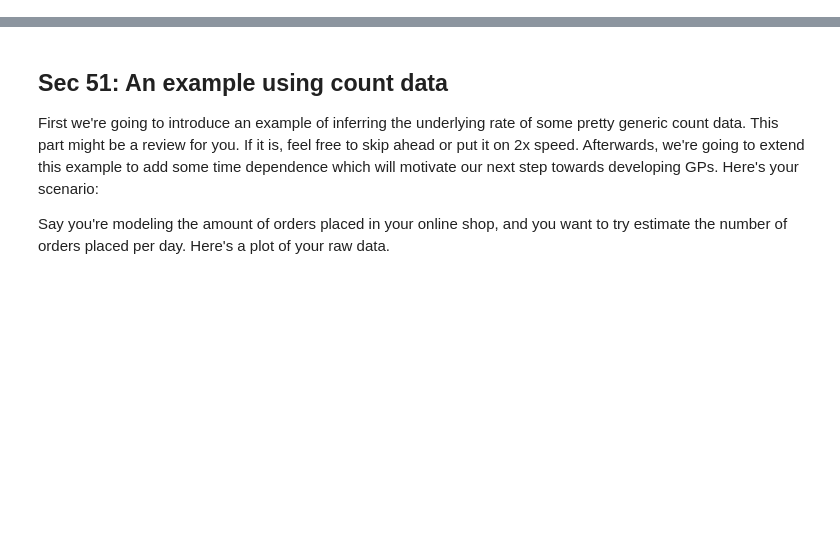
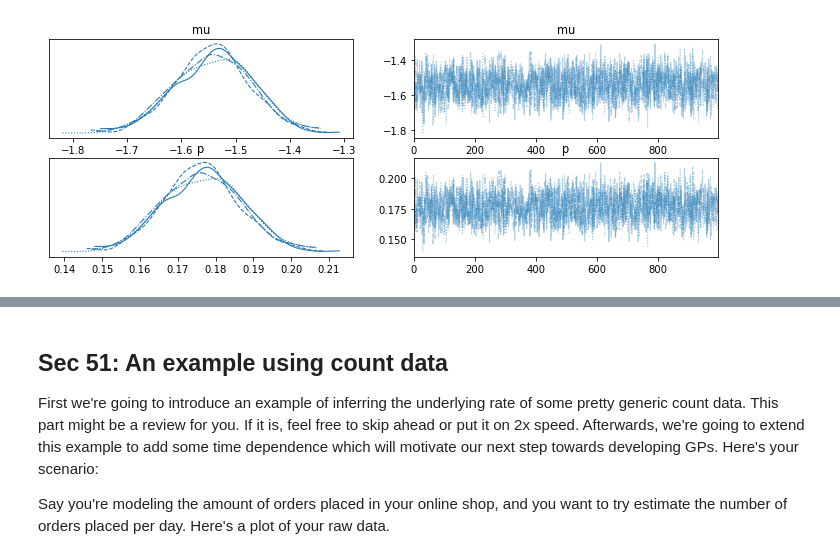
Before and after one commit to bwengals/etc, a Jupyter notebook: Lesson03_Random_Functions.ipynb, the cells around one changed output, grey strips where cells are left out. Cells and saved outputs as stored; diff of their text form; code cells hidden in the pictures; blank space fills up the shorter version.

```diff
--- a/Lesson03_Random_Functions.ipynb
+++ b/Lesson03_Random_Functions.ipynb
@@ -0,0 +151,11 @@
+# %%
+n = df["n_attend"].values
+k = df["k_presale"].values
+
+with pm.Model() as model:
+
+    mu = pm.Normal("mu", mu=0.0, sigma=5.0)
+    p = pm.Deterministic("p", pm.math.sigmoid(mu))
+    pm.Binomial("lik", n=n, p=p, observed=k)
+
+    idata = pm.sample()
@@ -0,0 +170,4 @@
+# %%
+az.plot_trace(idata);
+# %% [output]
+[figure, added]
```
Also changed, not shown: parts of 63 cells of this notebook, 1 other file.
